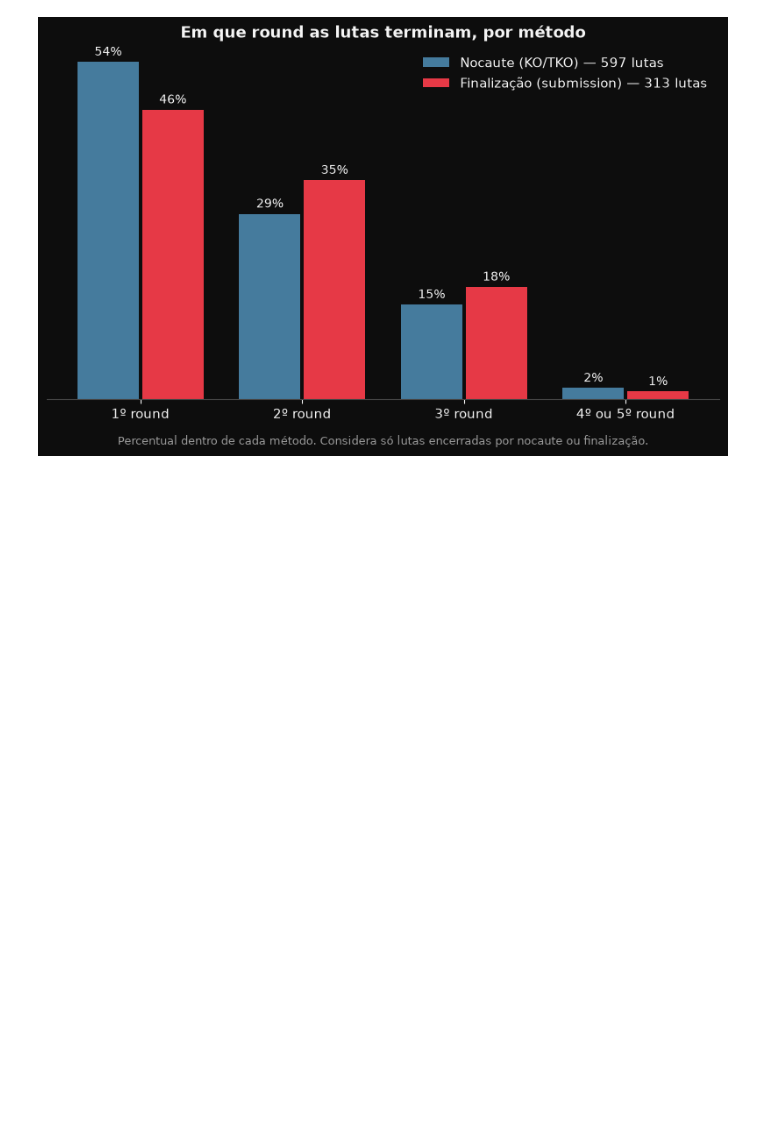
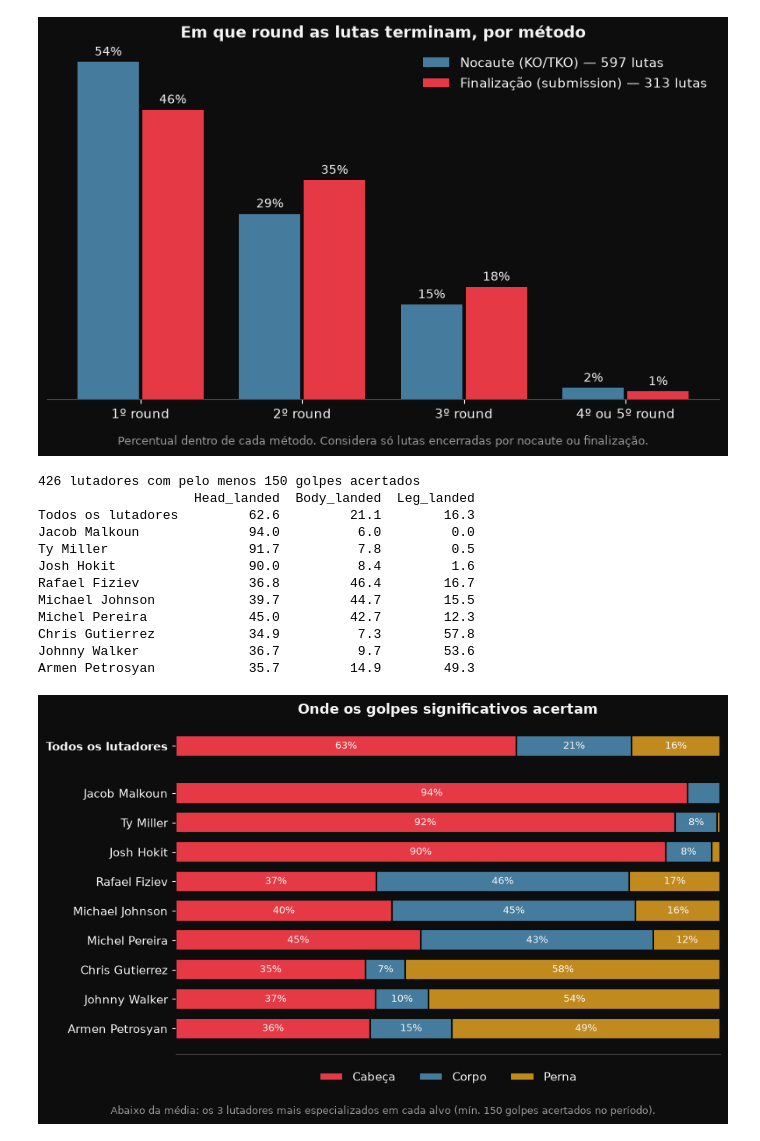
Before and after one commit to khannnn1/ufc-data, a Jupyter notebook: notebooks/02_visualizacao.ipynb, the cells around one changed output. Saved outputs shown, nothing was run; the diff lists cells and outputs as text; code cells hidden in the pictures; blank space fills up the shorter version.

Commit message:
Adiciona gráfico de onde os golpes acertam (cabeça, corpo, perna)
Inclui COR_AMARELO em src/visualizacao.py como terceira cor categórica.

Co-Authored-By: Claude Opus 5.5 <noreply@anthropic.com>

```diff
--- a/notebooks/02_visualizacao.ipynb
+++ b/notebooks/02_visualizacao.ipynb
@@ -429,3 +429,67 @@ Round_grupo
 3º                               17.9              15.1
 4º ou 5º                          1.3               1.8
 [figure]
+# %%
+# Onde os golpes significativos acertam: cabeça, corpo e perna, em % do total acertado.
+# Primeira barra = todos os lutadores; depois os 3 mais especializados em cada alvo
+# (mínimo de 150 golpes acertados no período, para o percentual não vir de poucos golpes).
+import numpy as np
+
+MIN_GOLPES_ALVO = 150
+alvos = {"Cabeça": ("Head_landed", COR_VERMELHO), "Corpo": ("Body_landed", COR_AZUL), "Perna": ("Leg_landed", COR_AMARELO)}
+colunas_alvo = [col for col, _ in alvos.values()]
+
+por_lutador = df.groupby("Fighter")[colunas_alvo].sum()
+por_lutador = por_lutador[por_lutador.sum(axis=1) >= MIN_GOLPES_ALVO]
+pct_lutador = por_lutador.div(por_lutador.sum(axis=1), axis=0) * 100
+
+total_geral = df[colunas_alvo].sum()
+linha_geral = (total_geral / total_geral.sum() * 100).to_frame("Todos os lutadores").T
+
+especialistas = pd.concat([pct_lutador.nlargest(3, col) for col in colunas_alvo])
+tabela = pd.concat([linha_geral, especialistas])
+print(f"{len(por_lutador)} lutadores com pelo menos {MIN_GOLPES_ALVO} golpes acertados")
+print(tabela.round(1))
+
+fig, ax = plt.subplots(figsize=(9, 5.5))
+posicoes = list(range(len(tabela)))[::-1]
+posicoes = [p if i == 0 else p - 0.6 for i, p in enumerate(posicoes)]  # espaço entre a média e os especialistas
+
+esquerda = np.zeros(len(tabela))
+for rotulo, (coluna, cor) in alvos.items():
+    valores = tabela[coluna].values
+    ax.barh(posicoes, valores, left=esquerda, color=cor, height=0.72, label=rotulo,
+            edgecolor="#0d0d0d", linewidth=1.5)
+    for y, x0, v in zip(posicoes, esquerda, valores):
+        if v >= 7:  # segmento pequeno demais não comporta o texto
+            ax.text(x0 + v / 2, y, f"{v:.0f}%", ha="center", va="center", fontsize=9.5, color="#f5f5f5")
+    esquerda += valores
+
+ax.set_yticks(posicoes)
+ax.set_yticklabels(tabela.index)
+ax.get_yticklabels()[0].set_fontweight("bold")
+ax.set_xlim(0, 100)
+ax.set_xticks([])
+ax.grid(False)
+ax.set_title("Onde os golpes significativos acertam", fontsize=13, fontweight="bold")
+ax.legend(loc="upper center", bbox_to_anchor=(0.5, -0.02), ncol=3, frameon=False, labelcolor="#f5f5f5")
+fig.text(0.5, 0.01, f"Abaixo da média: os 3 lutadores mais especializados em cada alvo (mín. {MIN_GOLPES_ALVO} golpes acertados no período).",
+         ha="center", fontsize=9, color="#9a9a9a")
+
+plt.tight_layout(rect=(0, 0.04, 1, 1))
+plt.savefig("../figures/alvo_dos_golpes.png", dpi=150, facecolor=fig.get_facecolor())
+plt.show()
+# %% [output]
+426 lutadores com pelo menos 150 golpes acertados
+                    Head_landed  Body_landed  Leg_landed
+Todos os lutadores         62.6         21.1        16.3
+Jacob Malkoun              94.0          6.0         0.0
+Ty Miller                  91.7          7.8         0.5
+Josh Hokit                 90.0          8.4         1.6
+Rafael Fiziev              36.8         46.4        16.7
+Michael Johnson            39.7         44.7        15.5
+Michel Pereira             45.0         42.7        12.3
+Chris Gutierrez            34.9          7.3        57.8
+Johnny Walker              36.7          9.7        53.6
+Armen Petrosyan            35.7         14.9        49.3
+[figure, added]
```
Also changed, not shown: parts of 1 cell of this notebook, 4 other files.
